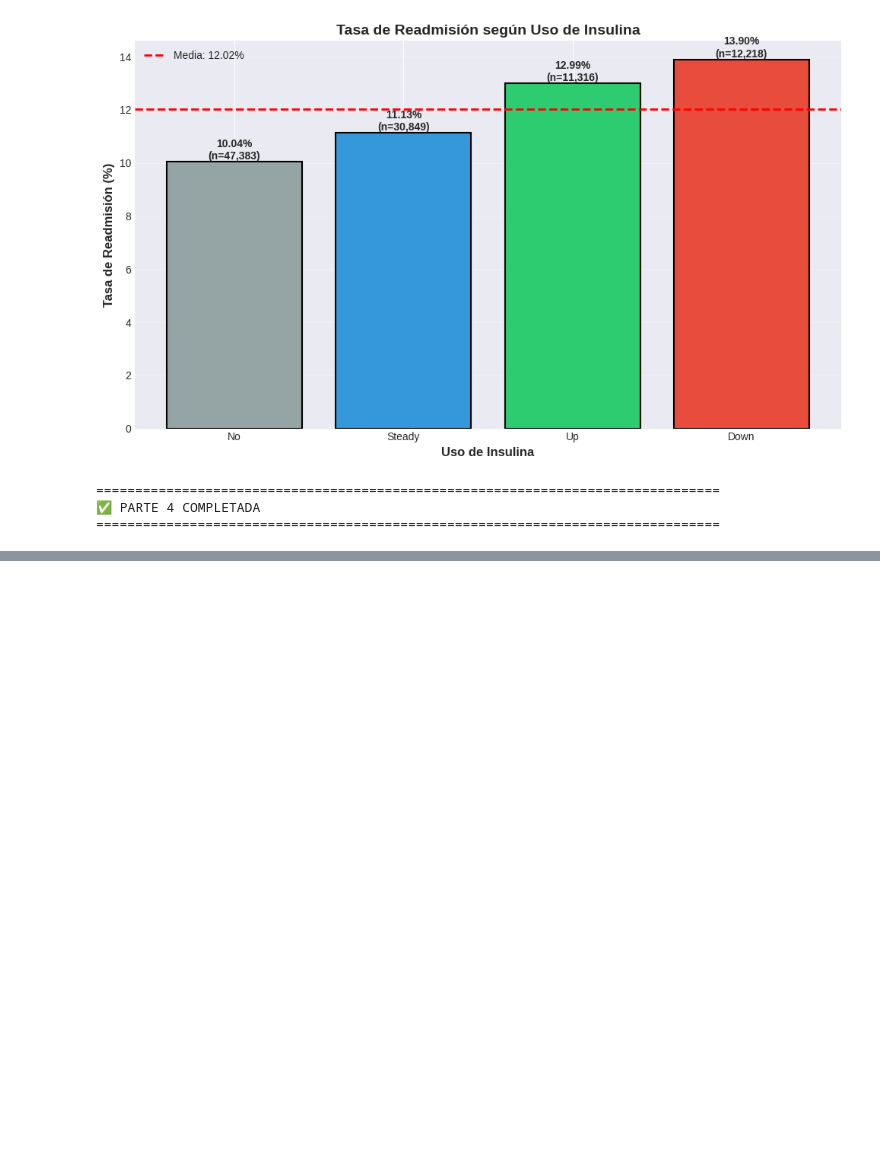
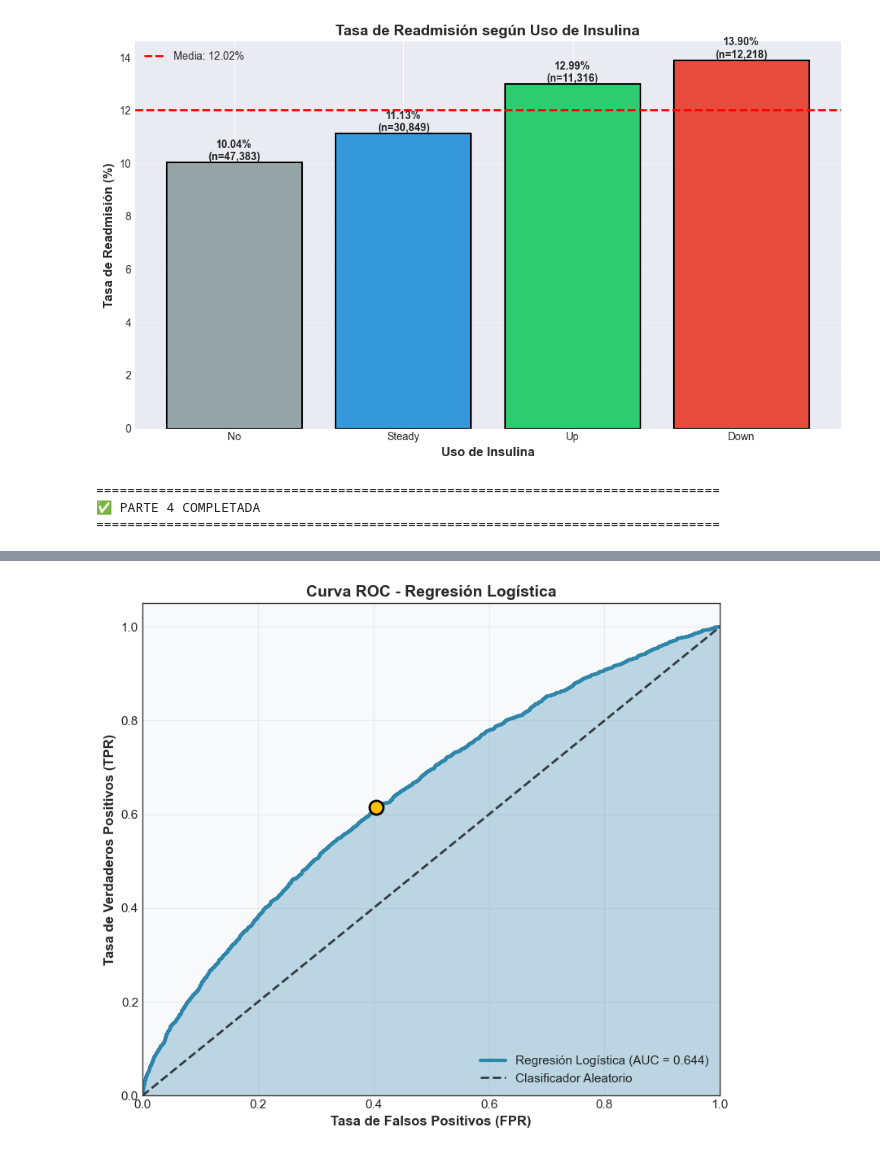
Before and after one commit to thisisrober/diabetes-clasification, a Jupyter notebook: Diabetes_Analysis.ipynb, the cells around one changed output, grey strips where cells are left out. Saved outputs shown, nothing was run; the diff lists cells and outputs as text; code cells hidden in the pictures; blank space fills up the shorter version.

```diff
--- a/Diabetes_Analysis.ipynb
+++ b/Diabetes_Analysis.ipynb
@@ -1970,0 +2039,23 @@ Up                    1470  11316  0.129905     12.99
+# %%
+fpr, tpr, _ = roc_curve(y_test, y_prob_log)
+roc_auc = auc(fpr, tpr)
+
+fig, ax = plt.subplots(figsize=(8, 7))
+ax.fill_between(fpr, tpr, alpha=0.3, color=COLORS['primary'])
+ax.plot(fpr, tpr, color=COLORS['primary'], lw=3, label=f'Regresión Logística (AUC = {roc_auc:.3f})')
+ax.plot([0, 1], [0, 1], color=COLORS['dark'], lw=2, linestyle='--', label='Clasificador Aleatorio')
+
+optimal_idx = np.argmax(tpr - fpr)
+ax.scatter(fpr[optimal_idx], tpr[optimal_idx], s=150, c=COLORS['warning'], edgecolors='black', linewidths=2, zorder=5)
+
+ax.set_xlim([0.0, 1.0])
+ax.set_ylim([0.0, 1.05])
+ax.set_xlabel('Tasa de Falsos Positivos (FPR)', fontsize=12, fontweight='bold')
+ax.set_ylabel('Tasa de Verdaderos Positivos (TPR)', fontsize=12, fontweight='bold')
+ax.set_title('Curva ROC - Regresión Logística', fontsize=14, fontweight='bold')
+ax.legend(loc="lower right")
+ax.grid(True, alpha=0.3)
+plt.tight_layout()
+plt.show()
+# %% [output]
+[figure, added]
```
Also changed, not shown: parts of 58 cells of this notebook, 7 other files.
